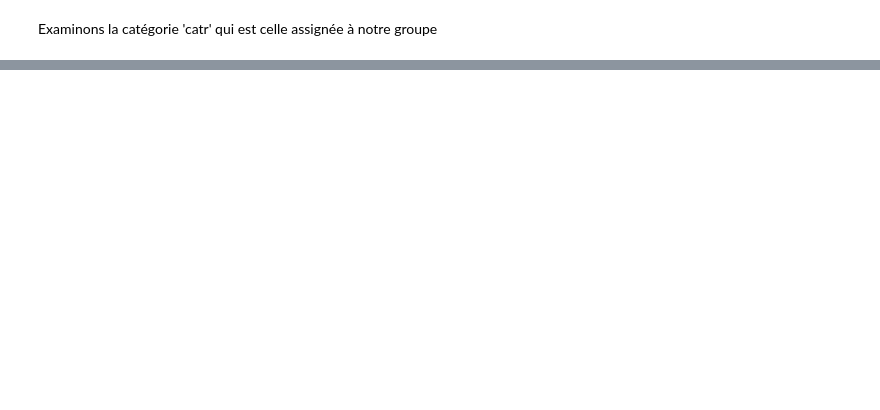
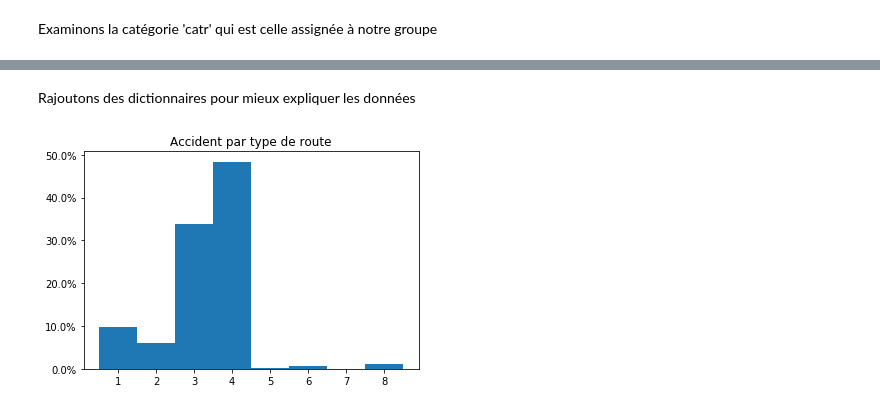
Before and after one commit to ericbenhamou/MASH_IPJ_2018, a Jupyter notebook: Rapport.ipynb, the cells around one changed output, grey strips where cells are left out. Cells and saved outputs as stored; diff of their text form; code cells hidden in the pictures; blank space fills up the shorter version.

```diff
--- a/Rapport.ipynb
+++ b/Rapport.ipynb
@@ -95,0 +102,2 @@ Name: hrmn, Length: 100, dtype: int64
+# %% [markdown]
+Rajoutons des dictionnaires pour mieux expliquer les données
@@ -95,0 +113,21 @@ Name: hrmn, Length: 100, dtype: int64
+# %%
+catr_labels = [
+'Autoroute',
+'Nationale',
+'Départementale',
+'Voie Communale',
+'Hors réseau public',
+'Parc de stationnement',
+'',
+'Autre']
+
+# Make a normed histogram. It'll be multiplied by 100 later.
+plt.hist(dfs[2]['catr'], bins=range(1, 10), normed=True, align='left')
+#plt.xticks( range(1,10), catr_labels,  rotation=-45)
+formatter = FuncFormatter(to_percent)
+plt.gca().yaxis.set_major_formatter(formatter)
+plt.legend()
+plt.title('Accident par type de route')
+plt.show()
+# %% [output]
+[figure, added]
```
Also changed, not shown: parts of 11 cells of this notebook.
